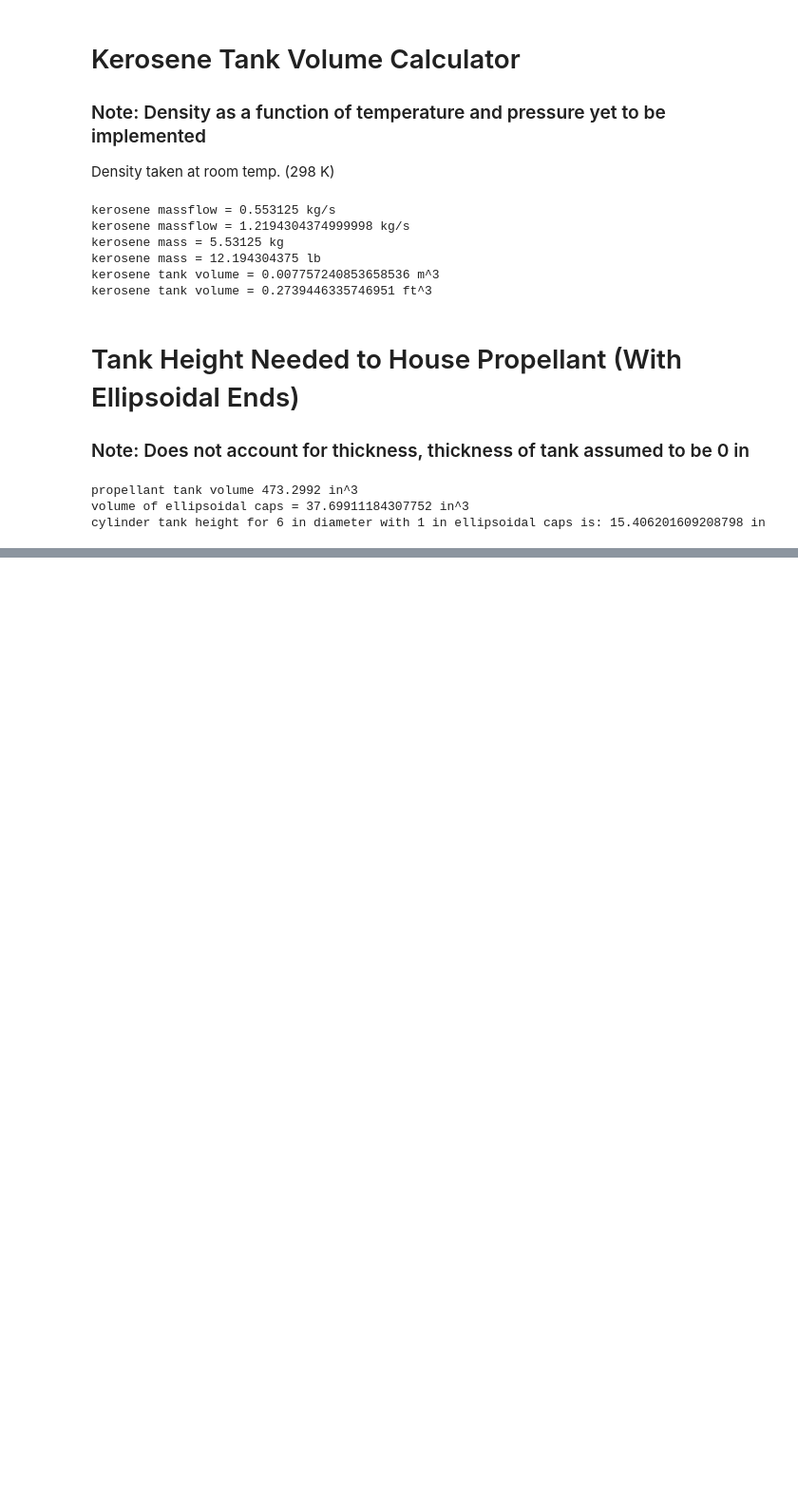
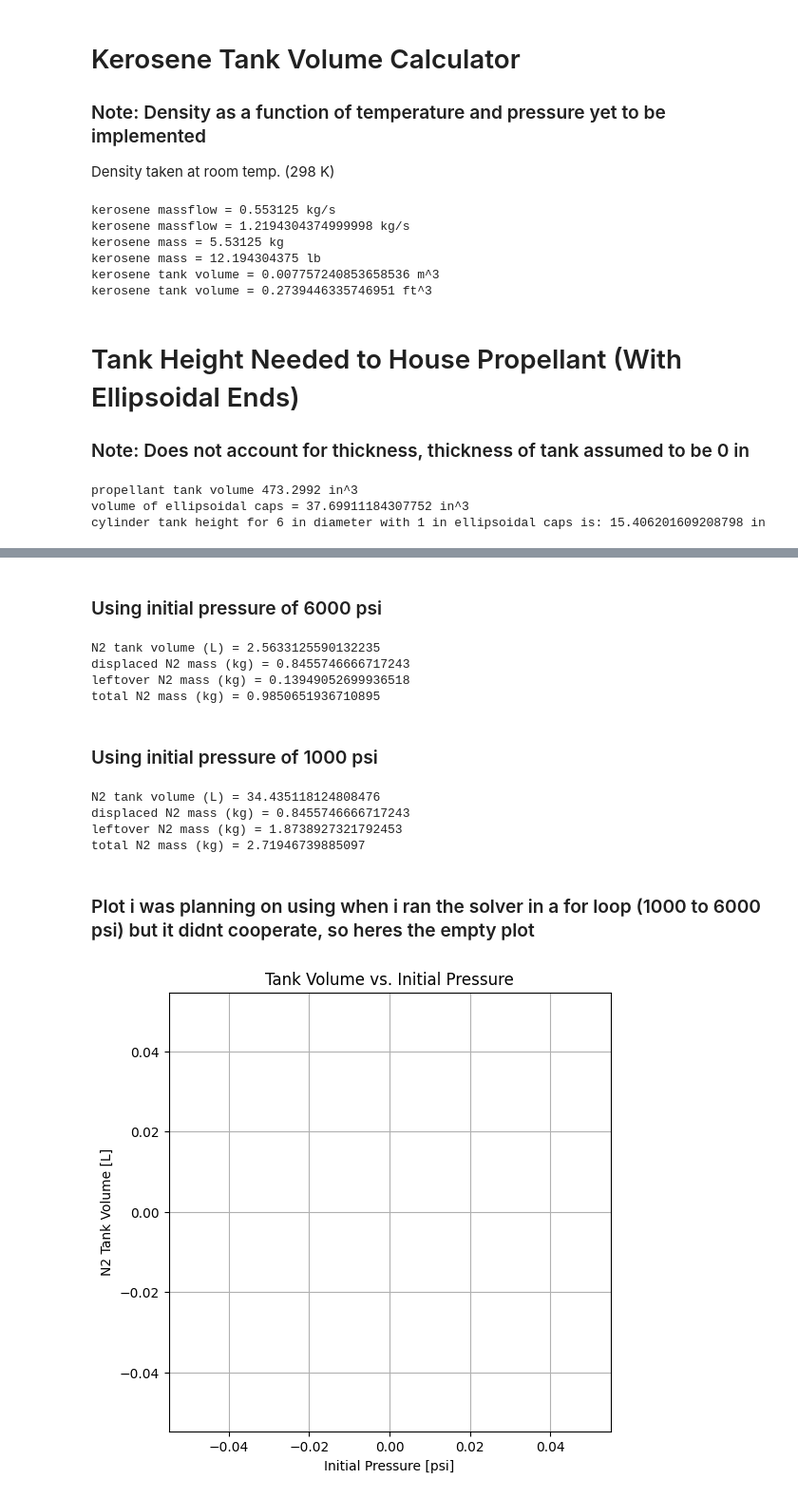
Before and after one commit to Aggie-Propulsion-Lab/Mu-Propellant-Feed, a Jupyter notebook: tankSizing.ipynb, the cells around one changed output, grey strips where cells are left out. Shown: that part at 95% size. Saved outputs shown, nothing was run; the diff lists cells and outputs as text; code cells hidden in the pictures; blank space fills up the shorter version.

Commit message:
Very accurate N2 tank volume solver
Needs work in order to run for specified range of pressures. Only runs for isothermal assumption but isenthalpic wont be hard to implement after

```diff
--- a/tankSizing.ipynb
+++ b/tankSizing.ipynb
@@ -219,0 +243,78 @@ N2 tank volume = 0.09016169108313321 ft^3
+# %% [markdown]
+### Using initial pressure of 6000 psi
+# %%
+P_i = 6000 * 6894.76
+
+n_D = float(n_D)
+
+def n2initial_leftover(vars):
+    V_N2, n_L = vars
+    initial = -P_i + R * T_i / ( V_N2 / ( n_L + n_D ) - b ) \
+    - a / ( V_N2 / ( n_L + n_D ) * ( V_N2 / ( n_L + n_D ) + b ) * T_D**0.5 )
+    leftover = -P_L + R * T_L / ( V_N2 / n_L - b ) \
+    - a / ( V_N2 / n_L * ( V_N2 / n_L + b ) * T_D**0.5 )
+    return [initial, leftover]
+
+initial_guess = [0.005, 1]
+
+V_N2, n_L = fsolve(n2initial_leftover, initial_guess)
+
+n_t = n_L + n_D
+
+V_N2_liters = 1000 * V_N2
+
+m_D = n_D * M_N2
+
+m_L = n_L * M_N2
+
+m_t = n_t * M_N2
+
+print('N2 tank volume (L) = {}'.format(V_N2_liters))
+print('displaced N2 mass (kg) = {}'.format(m_D))
+print('leftover N2 mass (kg) = {}'.format(m_L))
+print('total N2 mass (kg) = {}'.format(m_t))
+# %% [output]
+N2 tank volume (L) = 2.5633125590132235
+displaced N2 mass (kg) = 0.8455746666717243
+leftover N2 mass (kg) = 0.13949052699936518
+total N2 mass (kg) = 0.9850651936710895
+# %% [markdown]
+### Using initial pressure of 1000 psi
+# %%
+P_i = 1000 * 6894.76
+
+V_N2, n_L = fsolve(n2initial_leftover, initial_guess)
+
+n_t = n_L + n_D
+
+V_N2_liters = 1000 * V_N2
+
+m_D = n_D * M_N2
+
+m_L = n_L * M_N2
+
+m_t = n_t * M_N2
+
+print('N2 tank volume (L) = {}'.format(V_N2_liters))
+print('displaced N2 mass (kg) = {}'.format(m_D))
+print('leftover N2 mass (kg) = {}'.format(m_L))
+print('total N2 mass (kg) = {}'.format(m_t))
+# %% [output]
+N2 tank volume (L) = 34.435118124808476
+displaced N2 mass (kg) = 0.8455746666717243
+leftover N2 mass (kg) = 1.8738927321792453
+total N2 mass (kg) = 2.71946739885097
+# %% [markdown]
+### Plot i was planning on using when i ran the solver in a for loop (1000 to 6000 psi) but it didnt cooperate, so heres the empty plot
+# %%
+plt.figure(figsize=(6,6))
+plt.title('Tank Volume vs. Initial Pressure')
+plt.xlabel('Initial Pressure [psi]')
+plt.ylabel('N2 Tank Volume [L]')
+plt.grid(True)
+plt.axis('equal')
+plt.plot()
+
+plt.show()
+# %% [output]
+[figure, added]
```
Also changed, not shown: parts of 14 cells of this notebook.
